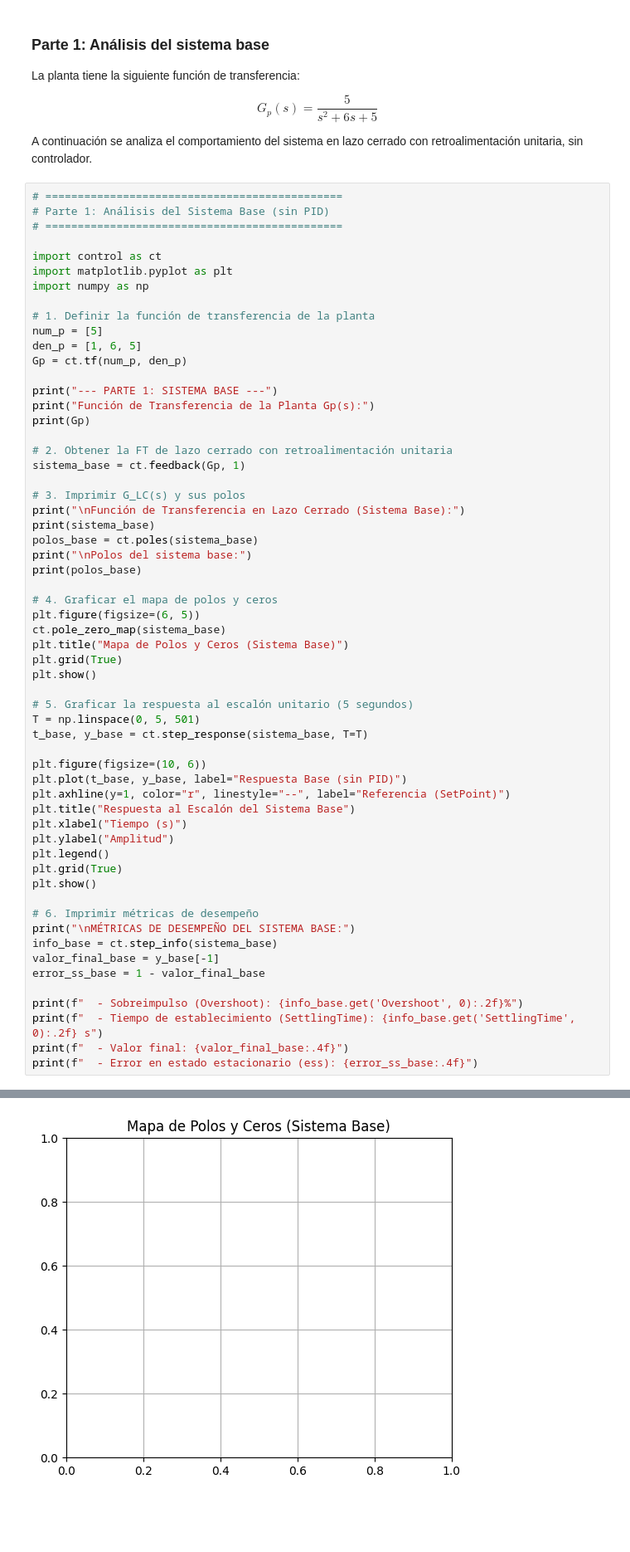
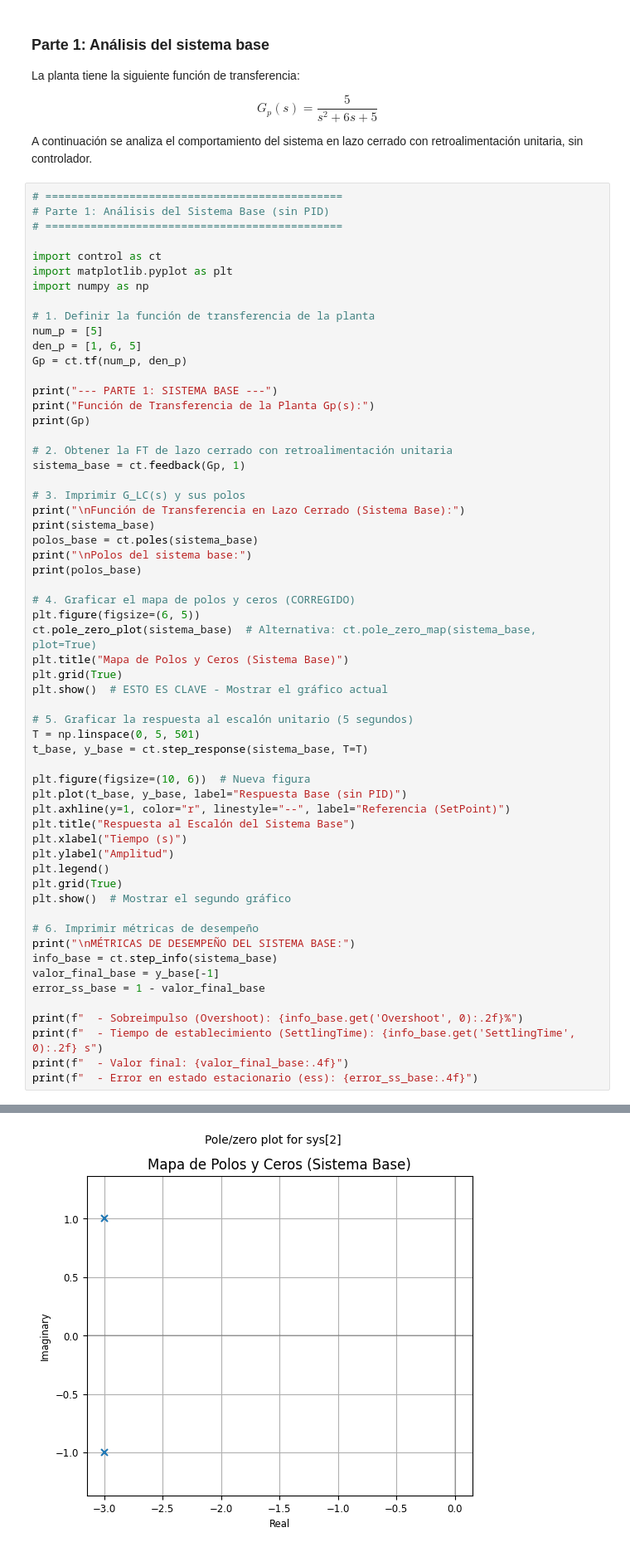
Before and after one commit to Aniel-AF/Control-Clasico, a Jupyter notebook: Examenes/E_2_Controlador_PID.ipynb, the cells around one changed output, grey strips where cells are left out. Shown: that part at 83% size. Cells and saved outputs as stored; diff of their text form; blank space fills up the shorter version.

```diff
--- a/Examenes/E_2_Controlador_PID.ipynb
+++ b/Examenes/E_2_Controlador_PID.ipynb
@@ -93,18 +93,18 @@ polos_base = ct.poles(sistema_base)
 print("\nPolos del sistema base:")
 print(polos_base)
 
-# 4. Graficar el mapa de polos y ceros
+# 4. Graficar el mapa de polos y ceros (CORREGIDO)
 plt.figure(figsize=(6, 5))
-ct.pole_zero_map(sistema_base)
+ct.pole_zero_plot(sistema_base)  # Alternativa: ct.pole_zero_map(sistema_base, plot=True)
 plt.title("Mapa de Polos y Ceros (Sistema Base)")
 plt.grid(True)
-plt.show()
+plt.show()  # ESTO ES CLAVE - Mostrar el gráfico actual
 
 # 5. Graficar la respuesta al escalón unitario (5 segundos)
 T = np.linspace(0, 5, 501)
 t_base, y_base = ct.step_response(sistema_base, T=T)
 
-plt.figure(figsize=(10, 6))
+plt.figure(figsize=(10, 6))  # Nueva figura
 plt.plot(t_base, y_base, label="Respuesta Base (sin PID)")
 plt.axhline(y=1, color="r", linestyle="--", label="Referencia (SetPoint)")
 plt.title("Respuesta al Escalón del Sistema Base")
@@ -112,7 +112,7 @@ plt.xlabel("Tiempo (s)")
 plt.ylabel("Amplitud")
 plt.legend()
 plt.grid(True)
-plt.show()
+plt.show()  # Mostrar el segundo gráfico
 
 # 6. Imprimir métricas de desempeño
 print("\nMÉTRICAS DE DESEMPEÑO DEL SISTEMA BASE:")
@@ -140,9 +140,9 @@ Función de Transferencia en Lazo Cerrado (Sistema Base):
 ... (5 lines left out)
   s^2 + 6 s + 10
 
 Polos del sistema base:
 [-3.+1.j -3.-1.j]
-[figure, old version]
+[figure, new version]
 [figure]
 MÉTRICAS DE DESEMPEÑO DEL SISTEMA BASE:
   - Sobreimpulso (Overshoot): 0.00%
```
Also changed, not shown: parts of 2 cells of this notebook.
